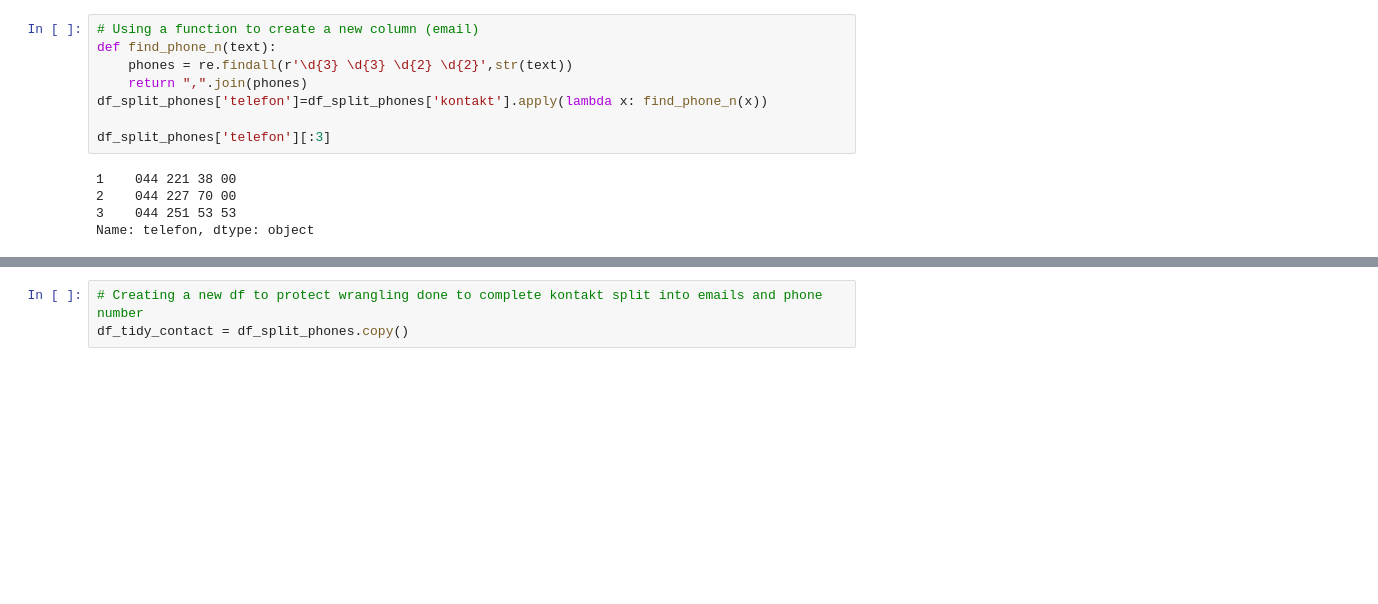
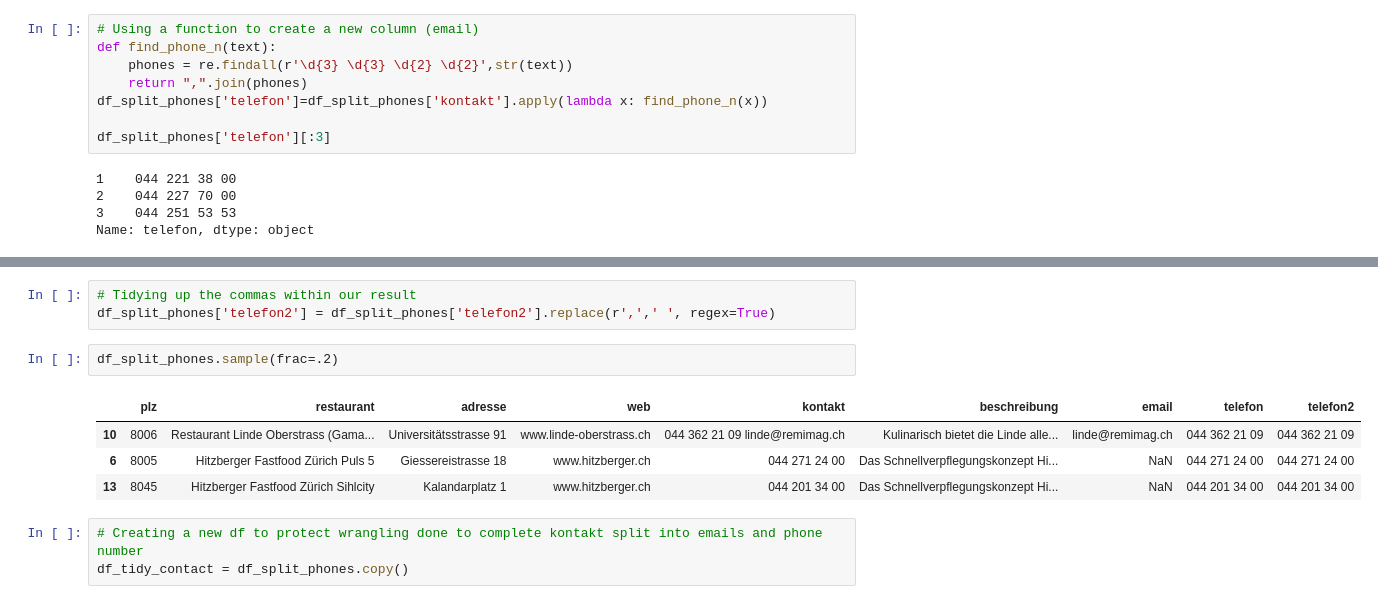
Before and after one commit to CristianRavalli/20220921_zoeliakie, a Jupyter notebook: Cleaning_Zoeliakie.ipynb, the cells around one changed output, grey strips where cells are left out. Drawn from its saved outputs; the diff is of its cells as text; blank space fills up the shorter version.

```diff
--- a/Cleaning_Zoeliakie.ipynb
+++ b/Cleaning_Zoeliakie.ipynb
@@ -518,3 +535,13 @@ df_split_phones.sample(frac=.3)
+# %%
+# Tidying up the commas within our result
+df_split_phones['telefon2'] = df_split_phones['telefon2'].replace(r',',' ', regex=True)
+# %%
+df_split_phones.sample(frac=.2)
+# %% [output]
+|  | plz | restaurant | adresse | web | kontakt | beschreibung | email | telefon | telefon2 |
+| 10 | 8006 | Restaurant Linde Oberstrass (Gama... | Universitätsstrasse 91 | www.linde-oberstrass.ch | 044 362 21 09 linde@remimag.ch | Kulinarisch bietet die Linde alle... | linde@remimag.ch | 044 362 21 09 | 044 362 21 09 |
+| 6 | 8005 | Hitzberger Fastfood Zürich Puls 5 | Giessereistrasse 18 | www.hitzberger.ch | 044 271 24 00 | Das Schnellverpflegungskonzept Hi... | NaN | 044 271 24 00 | 044 271 24 00 |
+| 13 | 8045 | Hitzberger Fastfood Zürich Sihlcity | Kalandarplatz 1 | www.hitzberger.ch | 044 201 34 00 | Das Schnellverpflegungskonzept Hi... | NaN | 044 201 34 00 | 044 201 34 00 |
 # %%
 # Creating a new df to protect wrangling done to complete kontakt split into emails and phone number
 df_tidy_contact = df_split_phones.copy()
```
Also changed, not shown: parts of 10 cells of this notebook, 1 other file.
